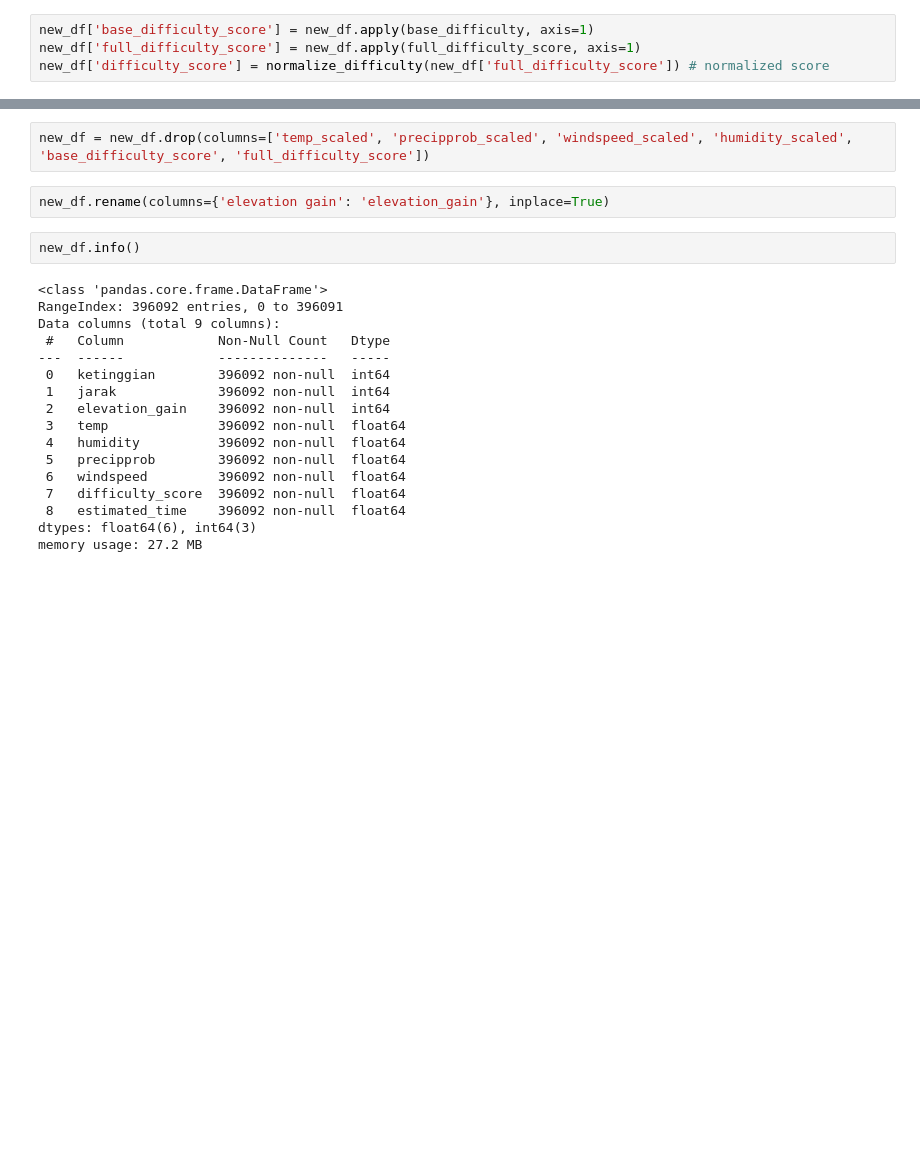
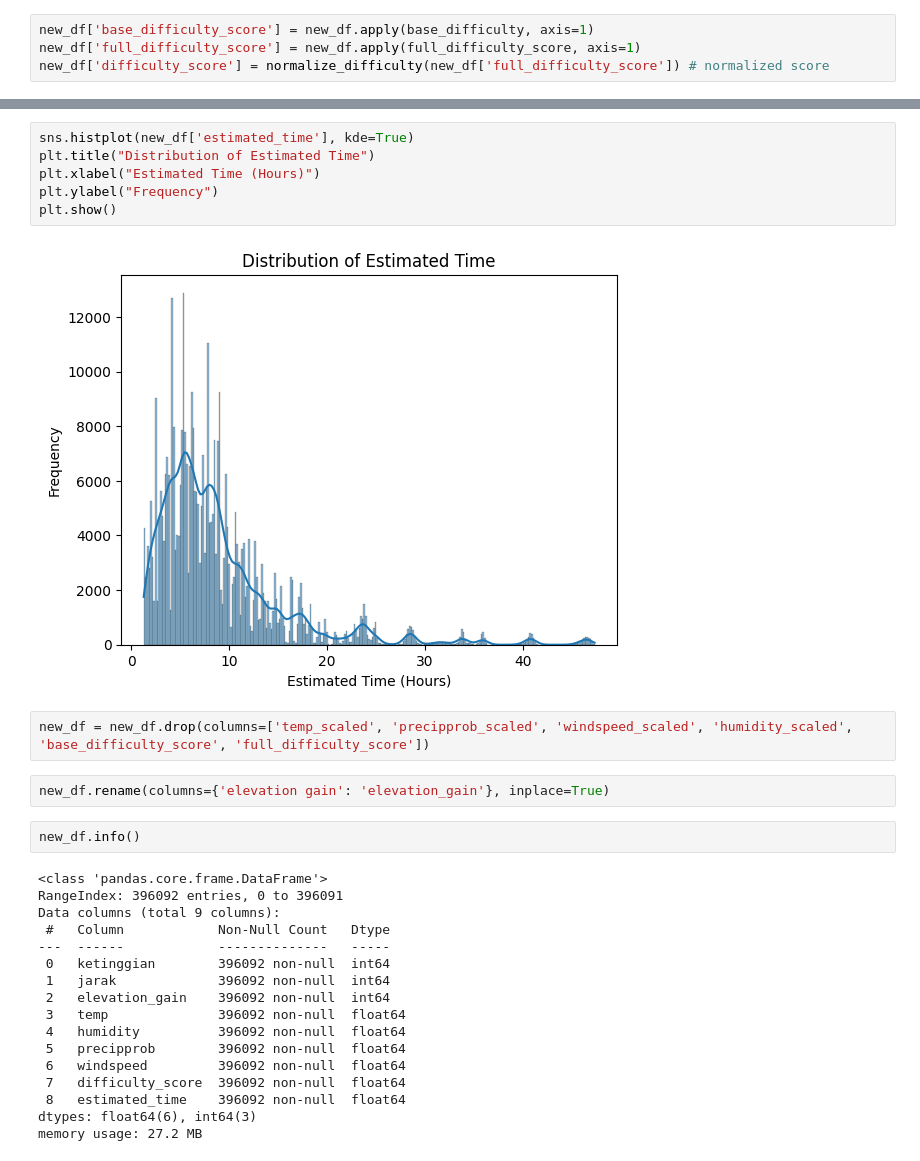
Before and after one commit to Vanessa-Audrie/HiPlan-ML, a Jupyter notebook: data etl/model2_data/Model2_data.ipynb, the cells around one changed output, grey strips where cells are left out. Drawn from its saved outputs; the diff is of its cells as text; blank space fills up the shorter version.

```diff
--- a/data etl/model2_data/Model2_data.ipynb
+++ b/data etl/model2_data/Model2_data.ipynb
@@ -255,3 +255,11 @@ plt.show()
+# %%
+sns.histplot(new_df['estimated_time'], kde=True)
+plt.title("Distribution of Estimated Time")
+plt.xlabel("Estimated Time (Hours)")
+plt.ylabel("Frequency")
+plt.show()
+# %% [output]
+[figure, added]
 # %%
 new_df = new_df.drop(columns=['temp_scaled', 'precipprob_scaled', 'windspeed_scaled', 'humidity_scaled', 'base_difficulty_score', 'full_difficulty_score'])
 # %%
```
Also changed, not shown: parts of 7 cells of this notebook.
